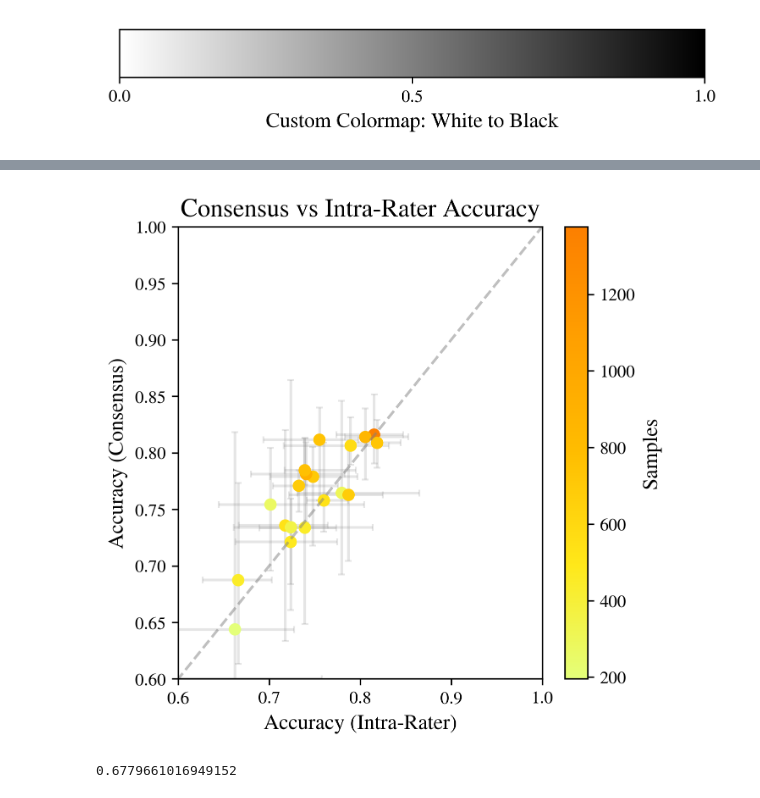
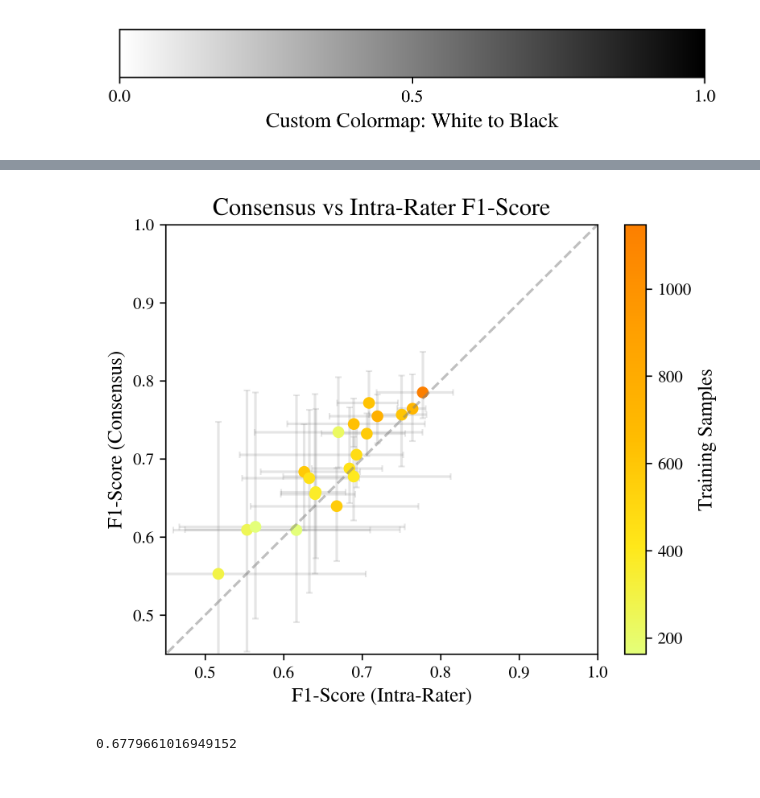
Before and after one commit to jangrove379/WeakBE-Net, a Jupyter notebook: notebooks/self_vs_consensus.ipynb, the cells around one changed output, grey strips where cells are left out. Cells and saved outputs as stored; diff of their text form; code cells hidden in the pictures.

Commit message:
changed metric from acc to macro f1, added 95% cis and changed plots

```diff
--- a/notebooks/self_vs_consensus.ipynb
+++ b/notebooks/self_vs_consensus.ipynb
@@ -21,9 +21,9 @@ rcParams.update({
     }
 )
 
-FIG_WIDTH = 7
-FIG_HEIGHT = FIG_WIDTH * 0.66
-FIGSIZE_HORIZONTAL = (FIG_HEIGHT, FIG_HEIGHT)
+FIG_WIDTH = 9.33
+FIG_HEIGHT = 7 * 0.66
+FIGSIZE_HORIZONTAL = (FIG_WIDTH, FIG_HEIGHT)
 
 rcParams['figure.figsize'] = FIGSIZE_HORIZONTAL
 # %%
@@ -99,7 +142,16 @@ results_agg["samples"] = results.groupby(["path"])[["samples"]].sum()
+# %%
+results_agg2 = pd.DataFrame()
+results_agg2[["mean_acc_ind", "mean_acc_cons", "diff_means"]] = results2.groupby(["path"])[["accuracy_individual", "accuracy_consensus", "difference"]].mean()
+results_agg2["min_ind"] = results2.groupby(["path"])[["accuracy_individual"]].min()
+results_agg2["max_ind"] = results2.groupby(["path"])[["accuracy_individual"]].max()
+results_agg2["min_cons"] = results2.groupby(["path"])[["accuracy_consensus"]].min()
+results_agg2["max_cons"] = results2.groupby(["path"])[["accuracy_consensus"]].max()
+results_agg2["samples"] = results2.groupby(["path"])[["samples"]].sum()
 # %%
 import numpy as np
 from sklearn.preprocessing import MinMaxScaler
 
 scaler = MinMaxScaler(feature_range=(0, 1))
-results_agg["normalized_difference"] = scaler.fit_transform(np.array(results_agg["diff_means"]).reshape(-1, 1))
-results_agg
+results_agg1["normalized_difference"] = scaler.fit_transform(np.array(results_agg1["diff_means"]).reshape(-1, 1))
+scaler = MinMaxScaler(feature_range=(0, 1))
+results_agg2["normalized_difference"] = scaler.fit_transform(np.array(results_agg2["diff_means"]).reshape(-1, 1))
@@ -125,18 +196,27 @@ results_agg
 # %%
-# IMPORTANT: only shows validation accuracy
-plt.figure()
-plt.scatter(results_agg["mean_acc_ind"], results_agg["mean_acc_cons"], c=results_agg["samples"], cmap='Wistia', zorder=1)
-plt.errorbar(results_agg["mean_acc_ind"], results_agg["mean_acc_cons"], xerr=[results_agg["mean_acc_ind"] - results_agg["min_ind"], results_agg["max_ind"] - results_agg["mean_acc_ind"]], yerr=[results_agg["mean_acc_cons"] - results_agg["min_cons"], results_agg["max_cons"] - results_agg["mean_acc_cons"]], fmt=" ", ecolor="grey", capsize=2, alpha=0.2, zorder=0)
-plt.xlabel("Accuracy (Intra-Rater)")
-plt.ylabel("Accuracy (Consensus)")
-plt.ylim(0.6, 1)
-plt.xlim(0.6, 1)
-plt.title("Consensus vs Intra-Rater Accuracy")
-plt.colorbar(label='Training Samples')
-plt.plot([0, 1], [0, 1], linestyle='--', color='gray', alpha=0.5)
+fig, axs = plt.subplots(1, 1, figsize=(FIG_WIDTH / 2 + 1.1, FIG_HEIGHT))  # Adjusted to only one subplot
+
+# First subplot
+sc1 = axs.scatter(results_agg2["mean_acc_ind"], results_agg2["mean_acc_cons"], c=results_agg2["samples"], cmap='Wistia', zorder=1)
+axs.errorbar(results_agg2["mean_acc_ind"], results_agg2["mean_acc_cons"],
+              xerr=[results_agg2["mean_acc_ind"] - results_agg2["min_ind"], results_agg2["max_ind"] - results_agg2["mean_acc_ind"]],
+              yerr=[results_agg2["mean_acc_cons"] - results_agg2["min_cons"], results_agg2["max_cons"] - results_agg2["mean_acc_cons"]],
+              fmt=" ", ecolor="grey", capsize=2, alpha=0.2, zorder=0)
+axs.set_xlabel("F1-Score (Intra-Rater)")
+axs.set_ylabel("F1-Score (Consensus)")
+axs.set_ylim(0.45, 1)
+axs.set_xlim(0.45, 1)
+axs.set_title("Consensus vs Intra-Rater F1-Score")
+axs.plot([0, 1], [0, 1], linestyle='--', color='gray', alpha=0.5)
+
+# Add a single colorbar for the plot
+cbar = fig.colorbar(sc1, ax=axs, orientation='vertical')
+cbar.set_label('Training Samples')
+
 plt.show()
+fig.subplots_adjust(hspace=0.4, wspace=0.4)  # Adjust spacing if needed
 # %% [output]
-[figure, old version]
+[figure, new version]
 # %%
 accuracy_score(
                 basis[(path, fold, "individual_labels")],
```
Also changed, not shown: parts of 5 cells of this notebook, 4 other files.
